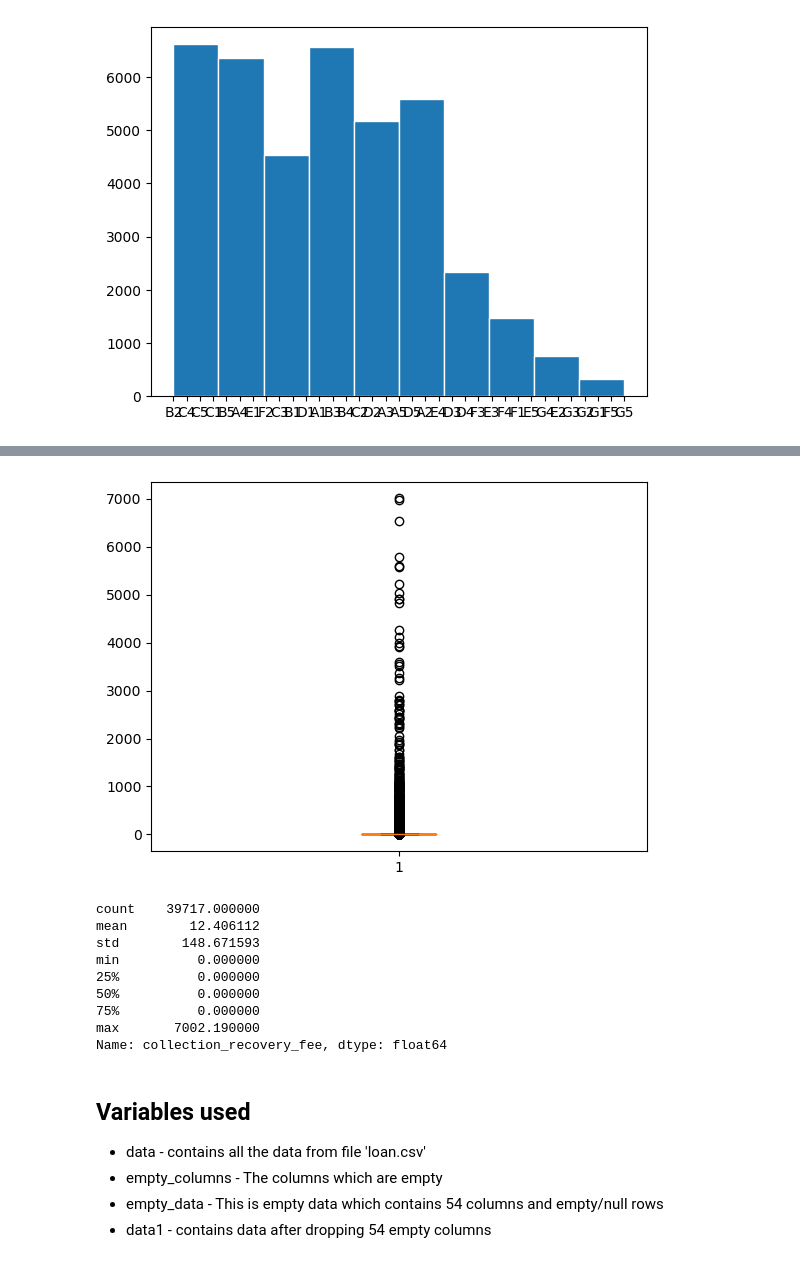
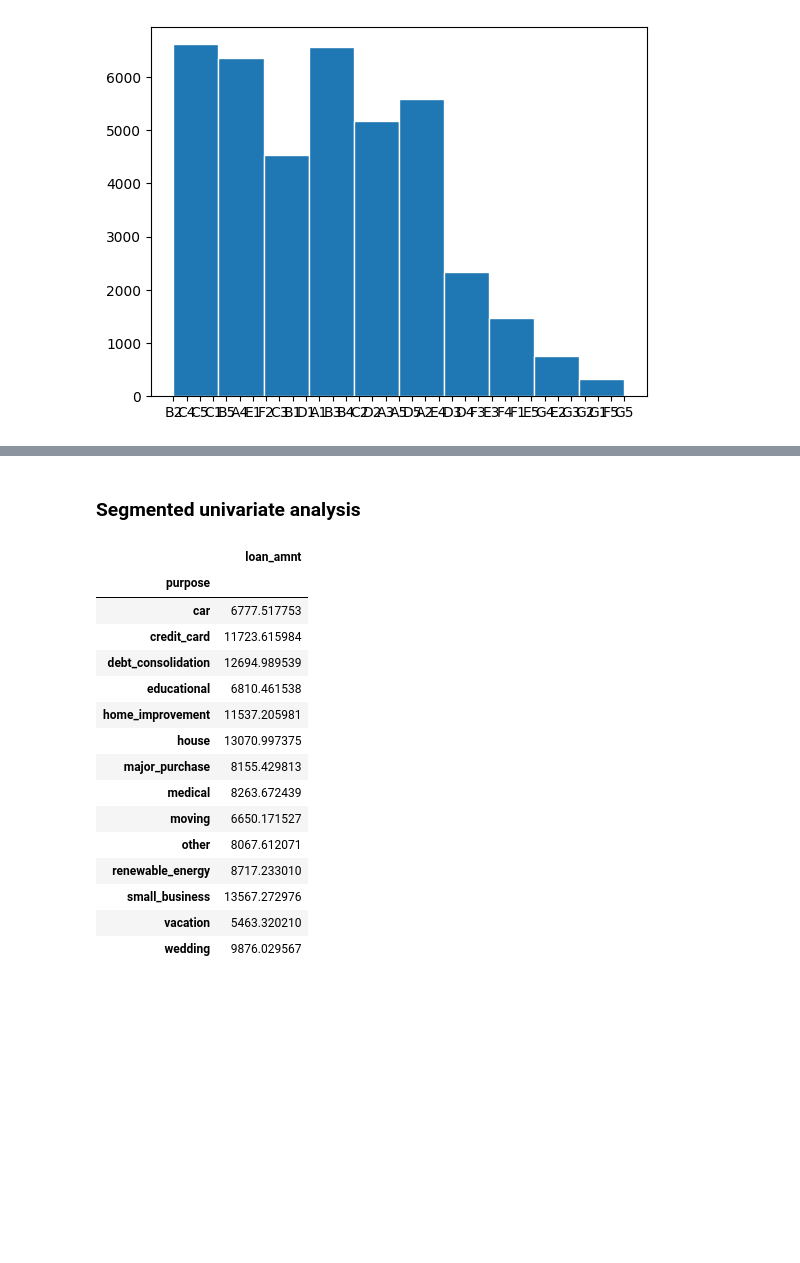
Before and after one commit to irish-luong/LandingClubCaseStudy, a Jupyter notebook: lending_club_case_study.ipynb, the cells around one changed output, grey strips where cells are left out. Saved outputs shown, nothing was run; the diff lists cells and outputs as text; code cells hidden in the pictures; blank space fills up the shorter version.

Commit message:
added segmentation analysis

```diff
--- a/lending_club_case_study.ipynb
+++ b/lending_club_case_study.ipynb
@@ -881,23 +764,22 @@ Name: collection_recovery_fee, Length: 2616, dtype: int64
-# %%
-plt.boxplot(data1['collection_recovery_fee'])
-plt.show()
-# %% [output]
-[figure, removed]
-# %%
-data1['collection_recovery_fee'].describe()
-# %% [output]
-count    39717.000000
-mean        12.406112
-std        148.671593
-min          0.000000
-25%          0.000000
-50%          0.000000
-75%          0.000000
-max       7002.190000
-Name: collection_recovery_fee, dtype: float64
-# %% [markdown]
-## Variables used
-- data - contains all the data from file 'loan.csv'
-- empty_columns - The columns which are empty
-- empty_data - This is empty data which contains 54 columns and empty/null rows
-- data1 - contains data after dropping 54 empty columns
+# %% [markdown]
+### Segmented univariate analysis
+# %%
+# Analyze Loan Amount and Funded Amount by Purpose Segment
+df[["purpose", "loan_amnt", "funded_amnt"]].groupby("purpose").agg({"loan_amnt": "mean"})
+# %% [output]
+|  | loan_amnt |
+| purpose |  |
+| car | 6777.517753 |
+| credit_card | 11723.615984 |
+| debt_consolidation | 12694.989539 |
+| educational | 6810.461538 |
+| home_improvement | 11537.205981 |
+| house | 13070.997375 |
+| major_purchase | 8155.429813 |
+| medical | 8263.672439 |
+| moving | 6650.171527 |
+| other | 8067.612071 |
+| renewable_energy | 8717.233010 |
+| small_business | 13567.272976 |
+| vacation | 5463.320210 |
+| wedding | 9876.029567 |
```
Also changed, not shown: parts of 21 cells of this notebook.
